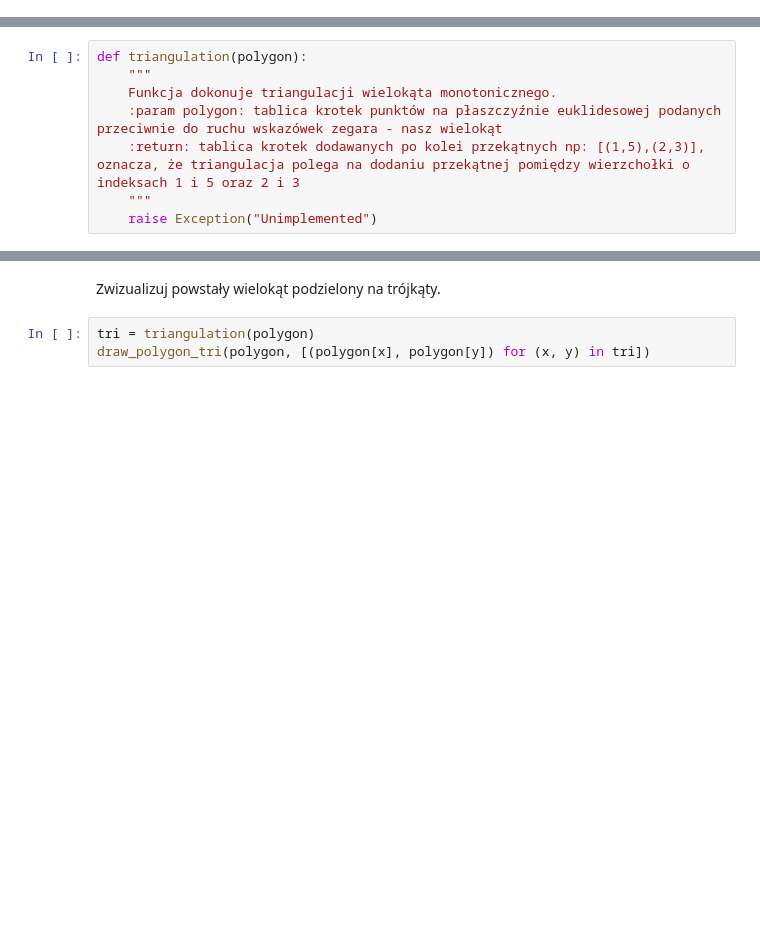
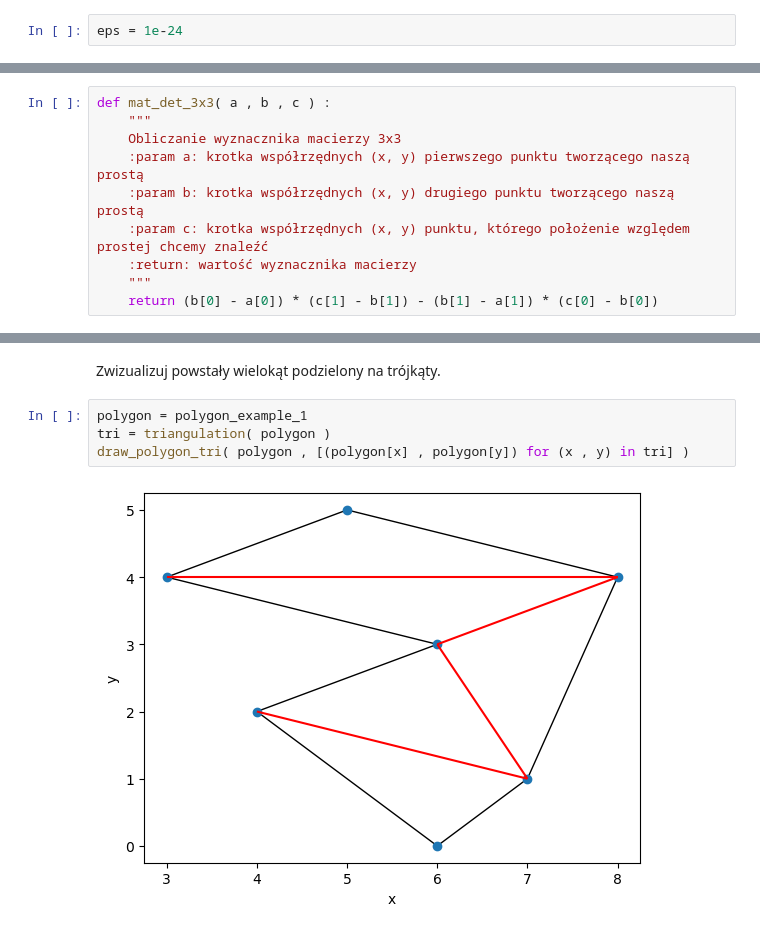
Before and after one commit to WGabrielCode/Geometric-Algorithms, a Jupyter notebook: labs/lab3/main.ipynb, the cells around one changed output, grey strips where cells are left out. Saved outputs shown, nothing was run; the diff lists cells and outputs as text; blank space fills up the shorter version.

````diff
--- a/labs/lab3/main.ipynb
+++ b/labs/lab3/main.ipynb
@@ -11 +14,3 @@ from labs.visualizer.main import Visualizer
+# %%
+eps = 1e-24
 # %%
@@ -124,3 +292,13 @@ draw_polygon_colors(polygon_example_2,polygon_example_colors)
 # %% [markdown]
 <span style="color:red">Ćw.</span> Uzupełnij funkcję ```color_vertex``` .
+# %%
+def mat_det_3x3( a , b , c ) :
+    """
+    Obliczanie wyznacznika macierzy 3x3
+    :param a: krotka współrzędnych (x, y) pierwszego punktu tworzącego naszą prostą
+    :param b: krotka współrzędnych (x, y) drugiego punktu tworzącego naszą prostą
+    :param c: krotka współrzędnych (x, y) punktu, którego położenie względem prostej chcemy znaleźć
+    :return: wartość wyznacznika macierzy
+    """
+    return (b[0] - a[0]) * (c[1] - b[1]) - (b[1] - a[1]) * (c[0] - b[0])
 # %%
@@ -153,10 +387,2 @@ draw_polygon_tri(polygon_example_1, polygon_example_tri)
 # %% [markdown]
 <span style="color:red">Ćw.</span> Uzupełnij funkcję ```triangulation```. Wykorzystaj algorytm opisany na wykładzie.
-# %%
-def triangulation(polygon):
-    """
-    Funkcja dokonuje triangulacji wielokąta monotonicznego.
-    :param polygon: tablica krotek punktów na płaszczyźnie euklidesowej podanych przeciwnie do ruchu wskazówek zegara - nasz wielokąt
-    :return: tablica krotek dodawanych po kolei przekątnych np: [(1,5),(2,3)], oznacza, że triangulacja polega na dodaniu przekątnej pomiędzy wierzchołki o indeksach 1 i 5 oraz 2 i 3
-    """
-    raise Exception("Unimplemented")
@@ -171,5 +581,8 @@ Test().runtest(3, triangulation)
 # %% [markdown]
 Zwizualizuj powstały wielokąt podzielony na trójkąty.
 # %%
-tri = triangulation(polygon)
-draw_polygon_tri(polygon, [(polygon[x], polygon[y]) for (x, y) in tri])
+polygon = polygon_example_1
+tri = triangulation( polygon )
+draw_polygon_tri( polygon , [(polygon[x] , polygon[y]) for (x , y) in tri] )
+# %% [output]
+[figure, added]
````
Also changed, not shown: parts of 49 cells of this notebook, 32 other files.
